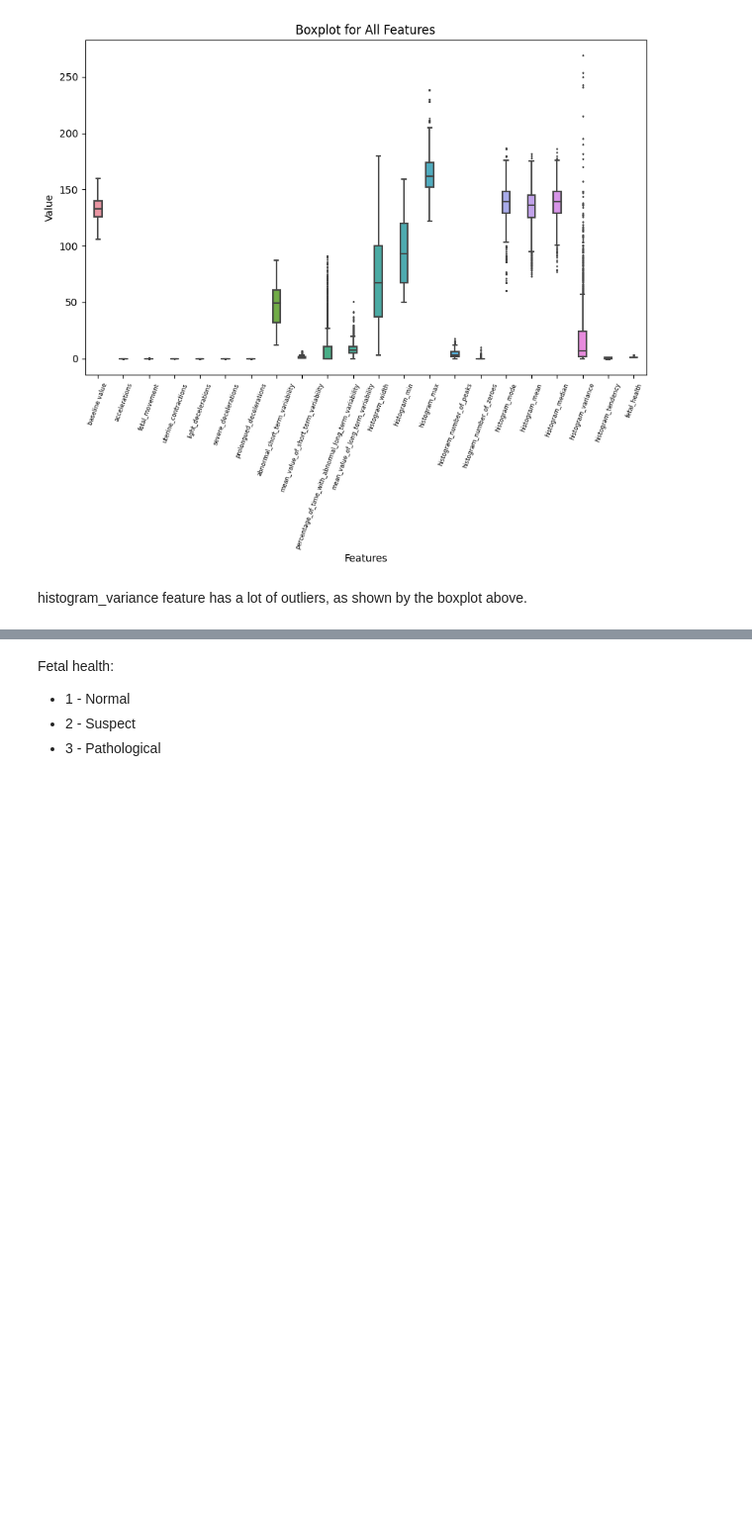
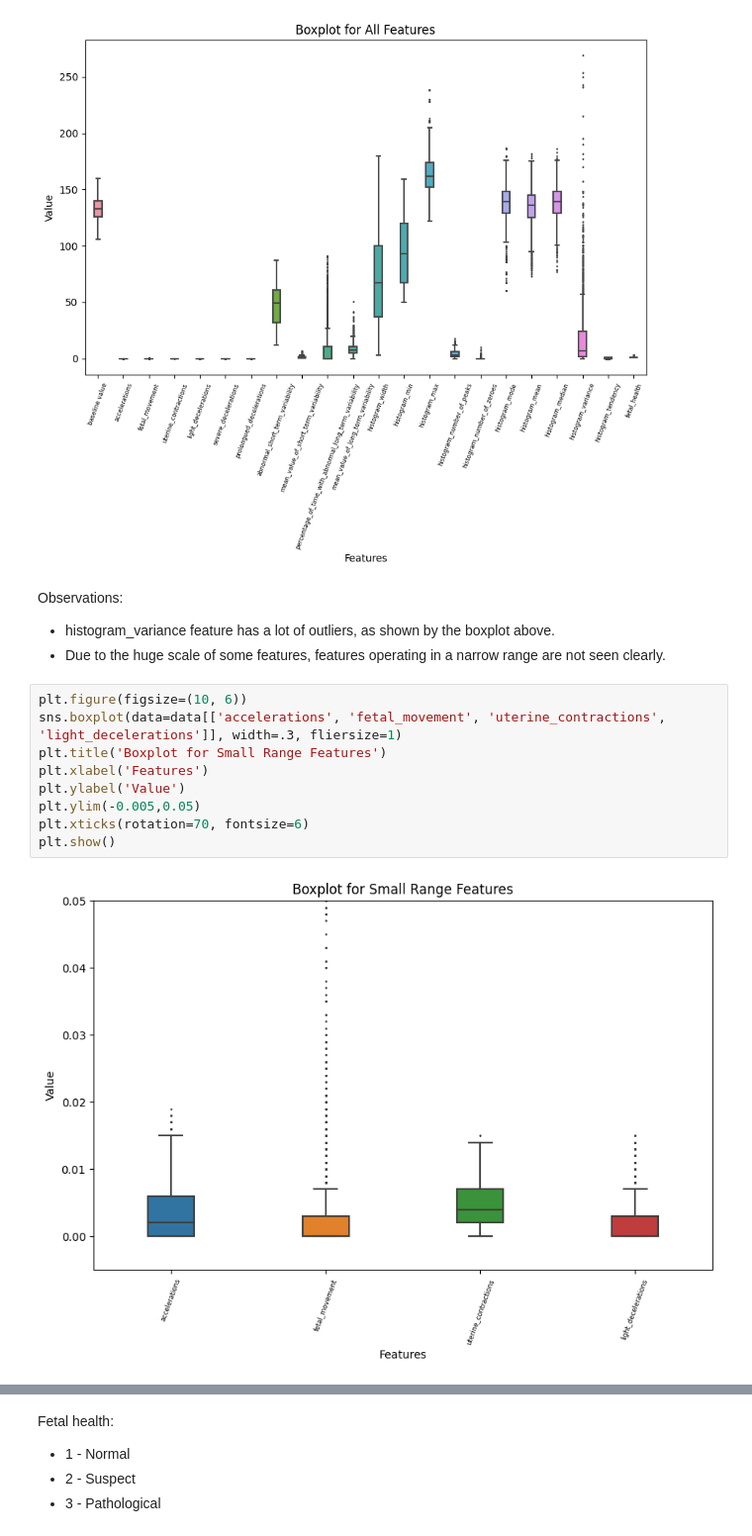
Before and after one commit to AdithyaViswanathan1/Fetal-Health-Classification, a Jupyter notebook: notebooks/eda.ipynb, the cells around one changed output, grey strips where cells are left out. Shown at 99% size. Drawn from its saved outputs; the diff is of its cells as text; blank space fills up the shorter version.

```diff
--- a/notebooks/eda.ipynb
+++ b/notebooks/eda.ipynb
@@ -107,4 +114,17 @@ plt.show()
 # %% [output]
 [figure]
 # %% [markdown]
-histogram_variance feature has a lot of outliers, as shown by the boxplot above.
+Observations:
+- histogram_variance feature has a lot of outliers, as shown by the boxplot above.
+- Due to the huge scale of some features, features operating in a narrow range are not seen clearly.
+# %%
+plt.figure(figsize=(10, 6))
+sns.boxplot(data=data[['accelerations', 'fetal_movement', 'uterine_contractions', 'light_decelerations']], width=.3, fliersize=1)
+plt.title('Boxplot for Small Range Features')
+plt.xlabel('Features')
+plt.ylabel('Value')
+plt.ylim(-0.005,0.05)
+plt.xticks(rotation=70, fontsize=6)
+plt.show()
+# %% [output]
+[figure, added]
```
Also changed, not shown: parts of 32 cells of this notebook, 1 other file.
